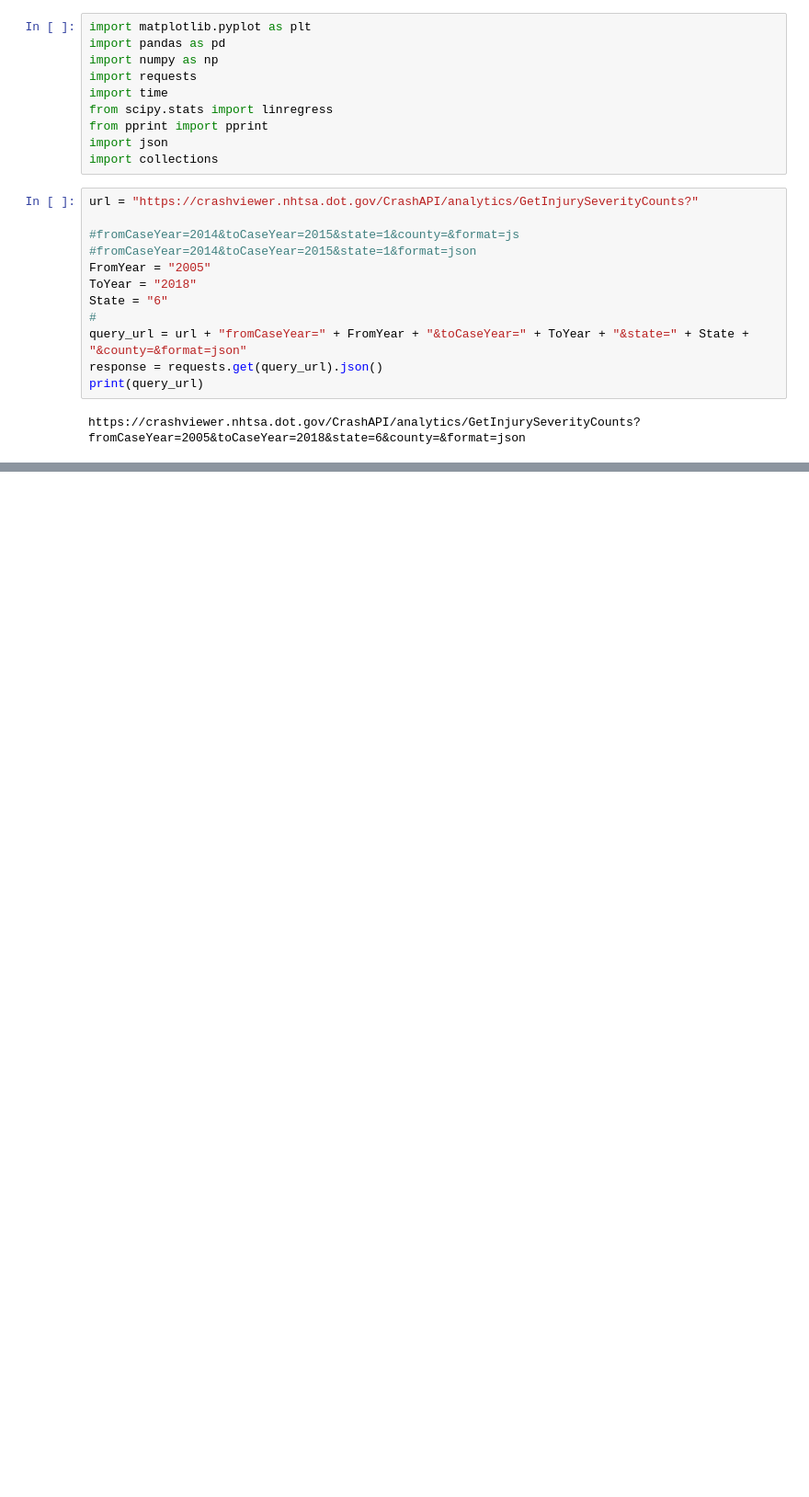
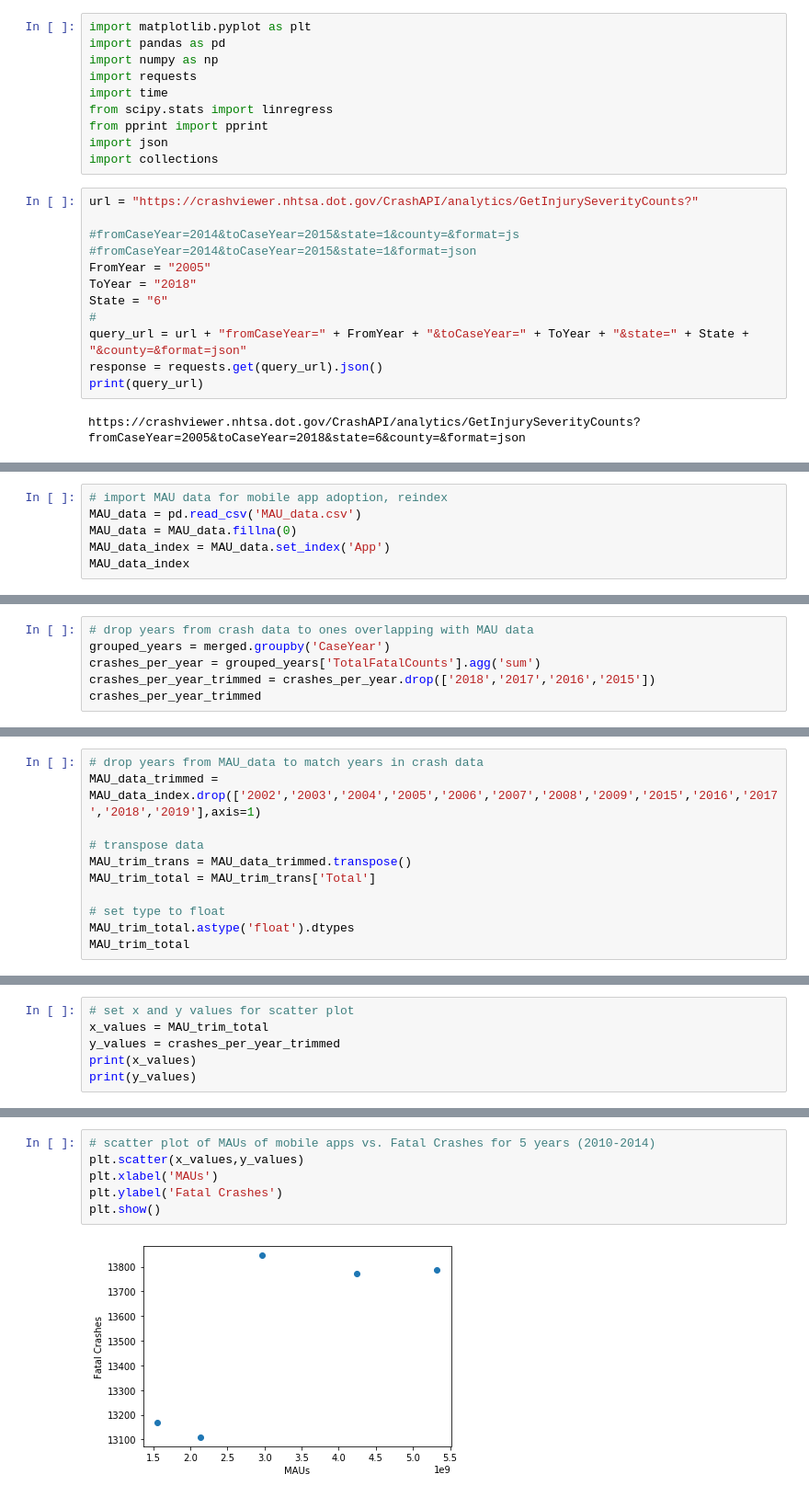
Before and after one commit to zelson71/project1-challenge, a Jupyter notebook: FARS APIv2.ipynb, the cells around one changed output, grey strips where cells are left out. Shown at 92% size. Saved outputs shown, nothing was run; the diff lists cells and outputs as text; blank space fills up the shorter version.

```diff
--- a/FARS APIv2.ipynb
+++ b/FARS APIv2.ipynb
@@ -157,0 +155,6 @@ print(dol)
+# %%
+# import MAU data for mobile app adoption, reindex
+MAU_data = pd.read_csv('MAU_data.csv')
+MAU_data = MAU_data.fillna(0)
+MAU_data_index = MAU_data.set_index('App')
+MAU_data_index
@@ -157,0 +184,6 @@ print(dol)
+# %%
+# drop years from crash data to ones overlapping with MAU data
+grouped_years = merged.groupby('CaseYear')
+crashes_per_year = grouped_years['TotalFatalCounts'].agg('sum')
+crashes_per_year_trimmed = crashes_per_year.drop(['2018','2017','2016','2015'])
+crashes_per_year_trimmed
@@ -157,0 +198,11 @@ print(dol)
+# %%
+# drop years from MAU_data to match years in crash data
+MAU_data_trimmed = MAU_data_index.drop(['2002','2003','2004','2005','2006','2007','2008','2009','2015','2016','2017','2018','2019'],axis=1)
+
+# transpose data
+MAU_trim_trans = MAU_data_trimmed.transpose()
+MAU_trim_total = MAU_trim_trans['Total']
+
+# set type to float
+MAU_trim_total.astype('float').dtypes
+MAU_trim_total
@@ -157,0 +216,6 @@ print(dol)
+# %%
+# set x and y values for scatter plot
+x_values = MAU_trim_total
+y_values = crashes_per_year_trimmed
+print(x_values)
+print(y_values)
@@ -157,0 +236,8 @@ print(dol)
+# %%
+# scatter plot of MAUs of mobile apps vs. Fatal Crashes for 5 years (2010-2014)
+plt.scatter(x_values,y_values)
+plt.xlabel('MAUs')
+plt.ylabel('Fatal Crashes')
+plt.show()
+# %% [output]
+[figure, added]
```
Also changed, not shown: parts of 16 cells of this notebook.
